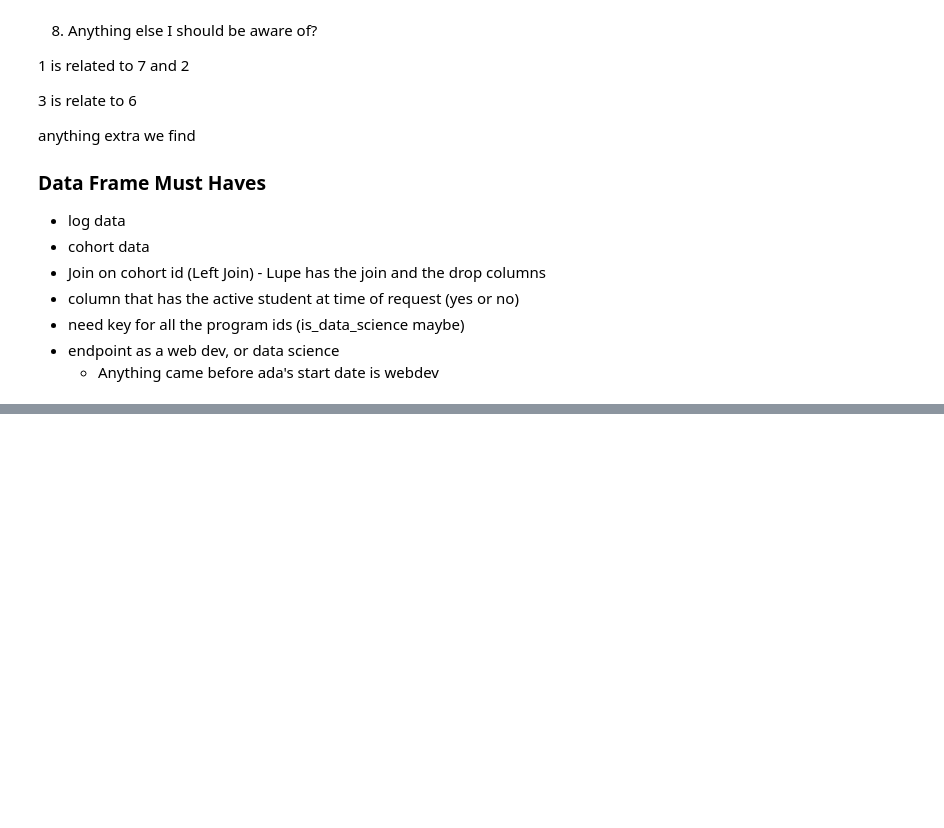
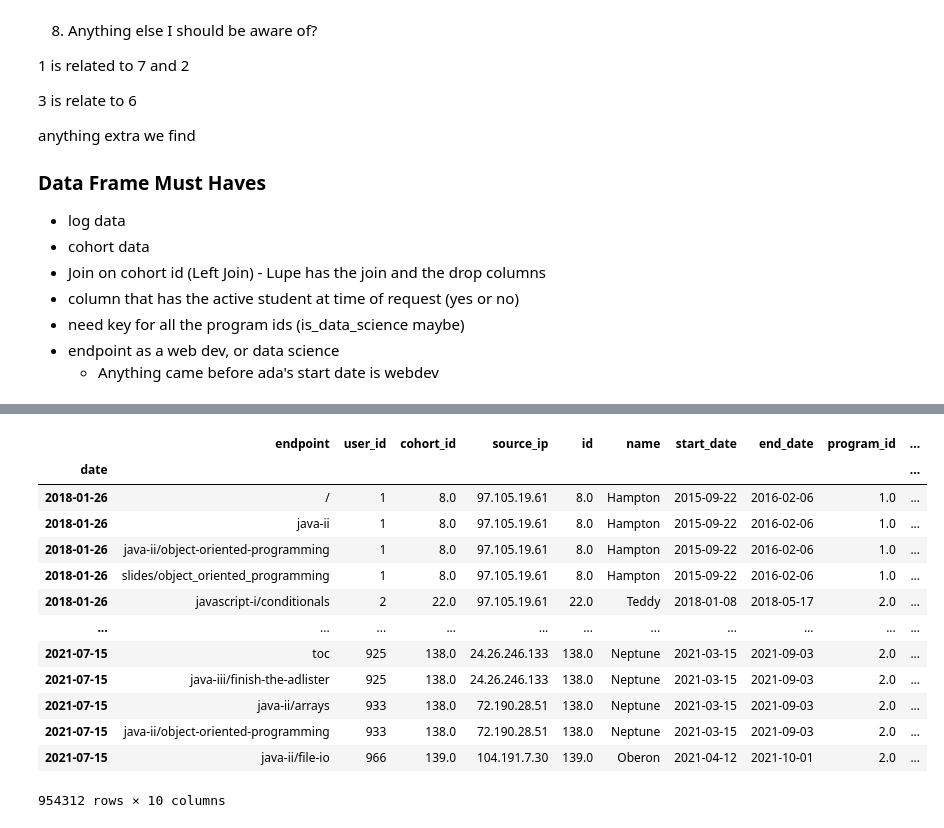
Before and after one commit to Florence-Team-8/anomaly-detection-project, a Jupyter notebook: acquire_prep_notebook.ipynb, the cells around one changed output, grey strips where cells are left out. Cells and saved outputs as stored; diff of their text form; code cells hidden in the pictures; blank space fills up the shorter version.

```diff
--- a/acquire_prep_notebook.ipynb
+++ b/acquire_prep_notebook.ipynb
@@ -121,0 +273,17 @@ cohorts = get_any_data(dbase, sqlquery)
+# %%
+prepare.active_status(log_df, log_df.index, 'start_date','end_date')
+# %% [output]
+|  | endpoint | user_id | cohort_id | source_ip | id | name | start_date | end_date | program_id | ... |
+| date |  |  |  |  |  |  |  |  |  | ... |
+| 2018-01-26 | / | 1 | 8.0 | 97.105.19.61 | 8.0 | Hampton | 2015-09-22 | 2016-02-06 | 1.0 | ... |
+| 2018-01-26 | java-ii | 1 | 8.0 | 97.105.19.61 | 8.0 | Hampton | 2015-09-22 | 2016-02-06 | 1.0 | ... |
+| 2018-01-26 | java-ii/object-oriented-programming | 1 | 8.0 | 97.105.19.61 | 8.0 | Hampton | 2015-09-22 | 2016-02-06 | 1.0 | ... |
+| 2018-01-26 | slides/object_oriented_programming | 1 | 8.0 | 97.105.19.61 | 8.0 | Hampton | 2015-09-22 | 2016-02-06 | 1.0 | ... |
+| 2018-01-26 | javascript-i/conditionals | 2 | 22.0 | 97.105.19.61 | 22.0 | Teddy | 2018-01-08 | 2018-05-17 | 2.0 | ... |
+| ... | ... | ... | ... | ... | ... | ... | ... | ... | ... | ... |
+| 2021-07-15 | toc | 925 | 138.0 | 24.26.246.133 | 138.0 | Neptune | 2021-03-15 | 2021-09-03 | 2.0 | ... |
+| 2021-07-15 | java-iii/finish-the-adlister | 925 | 138.0 | 24.26.246.133 | 138.0 | Neptune | 2021-03-15 | 2021-09-03 | 2.0 | ... |
+| 2021-07-15 | java-ii/arrays | 933 | 138.0 | 72.190.28.51 | 138.0 | Neptune | 2021-03-15 | 2021-09-03 | 2.0 | ... |
+| 2021-07-15 | java-ii/object-oriented-programming | 933 | 138.0 | 72.190.28.51 | 138.0 | Neptune | 2021-03-15 | 2021-09-03 | 2.0 | ... |
+| 2021-07-15 | java-ii/file-io | 966 | 139.0 | 104.191.7.30 | 139.0 | Oberon | 2021-04-12 | 2021-10-01 | 2.0 | ... |
+954312 rows × 10 columns
```
Also changed, not shown: parts of 21 cells of this notebook, 1 other file.
